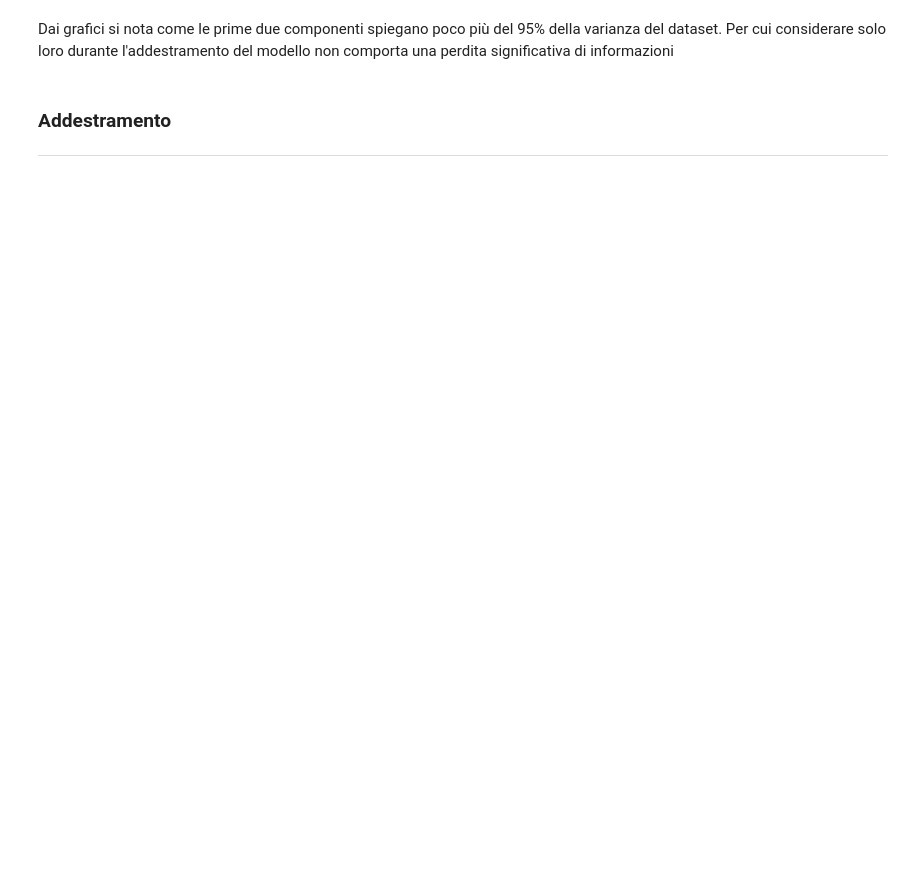
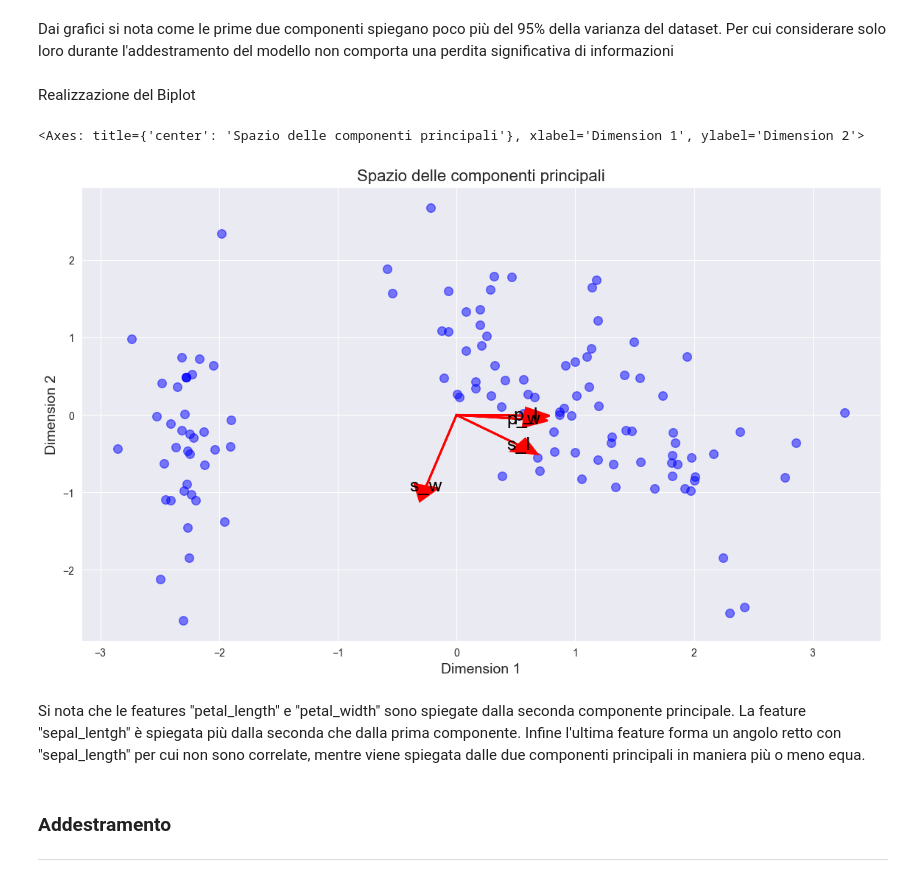
Before and after one commit to AleRaylee/DataFoundamentalsProject, a Jupyter notebook: fundamentals/Project_M.ipynb, the cells around one changed output. Saved outputs shown, nothing was run; the diff lists cells and outputs as text; code cells hidden in the pictures; blank space fills up the shorter version.

```diff
--- a/fundamentals/Project_M.ipynb
+++ b/fundamentals/Project_M.ipynb
@@ -263,5 +209,36 @@ plt.grid(True)
 # %% [markdown]
 Dai grafici si nota come le prime due componenti spiegano poco più del 95% della varianza del dataset. Per cui considerare solo loro durante l'addestramento del modello non comporta una perdita significativa di informazioni
+# %% [markdown]
+Realizzazione del Biplot
+# %%
+def biplot(levels, scores, pca):
+    fig, ax = plt.subplots(figsize = (14,8))
+
+    # Scatterplot degli scores
+    ax.scatter(x=scores[:, [0]], y=scores[:, [1]], facecolors='b', edgecolors='b', s=70, alpha=0.5)
+
+    # Estrazione dei loadings
+    loadings = pca.components_.T
+
+    for index, loading in enumerate(loadings):
+
+        ax.arrow(0, 0, loading[0], loading[1],
+                  head_width=0.2, head_length=0.2, linewidth=2, color='red')
+        ax.text(loading[0], loading[1], str(levels[index]).split("_")[0][0] + "_" + str(levels[index]).split("_")[1][0], color='black',
+                 ha='center', va='center', fontsize=18)
+
+    ax.set_xlabel("Dimension 1", fontsize=14)
+    ax.set_ylabel("Dimension 2", fontsize=14)
+    ax.set_title("Spazio delle componenti principali", fontsize=16)
+    fig.savefig(os.path.join(wdir, "biplot.png"))
+    return ax
+
+biplot(df_no_target.columns, X_train_standard_pca, pca)
+# %% [output]
+<Axes: title={'center': 'Spazio delle componenti principali'}, xlabel='Dimension 1', ylabel='Dimension 2'>
+[figure, added]
+# %% [markdown]
+Si nota che le features "petal_length" e "petal_width" sono spiegate dalla seconda componente principale. La feature "sepal_lentgh" è spiegata più dalla seconda che dalla prima componente. Infine l'ultima feature forma un angolo retto con "sepal_length" per cui non sono correlate, mentre viene spiegata dalle due componenti principali in maniera più o meno equa.
 # %% [markdown]
 ### Addestramento
 ---
```
Also changed, not shown: parts of 19 cells of this notebook, 11 other files.
